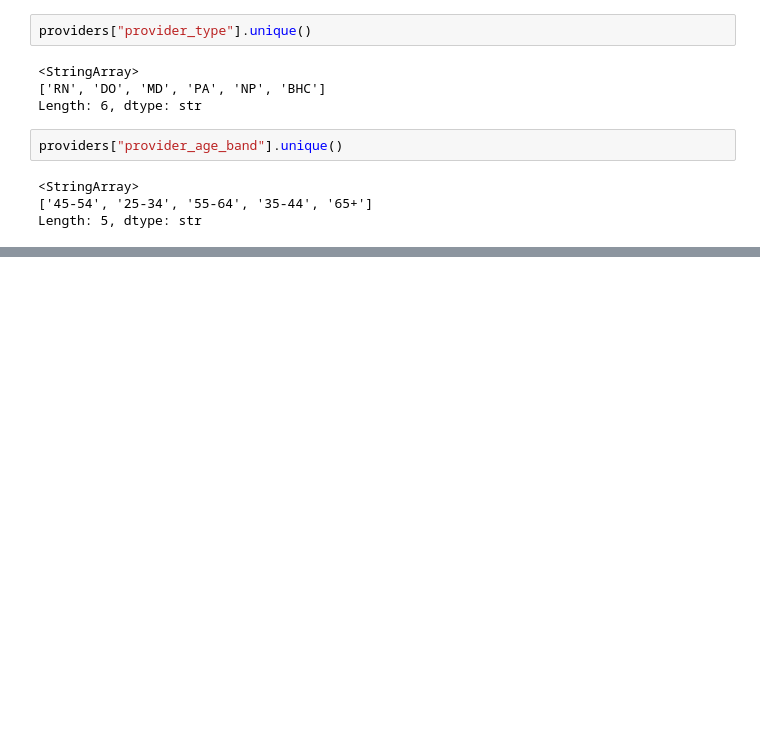
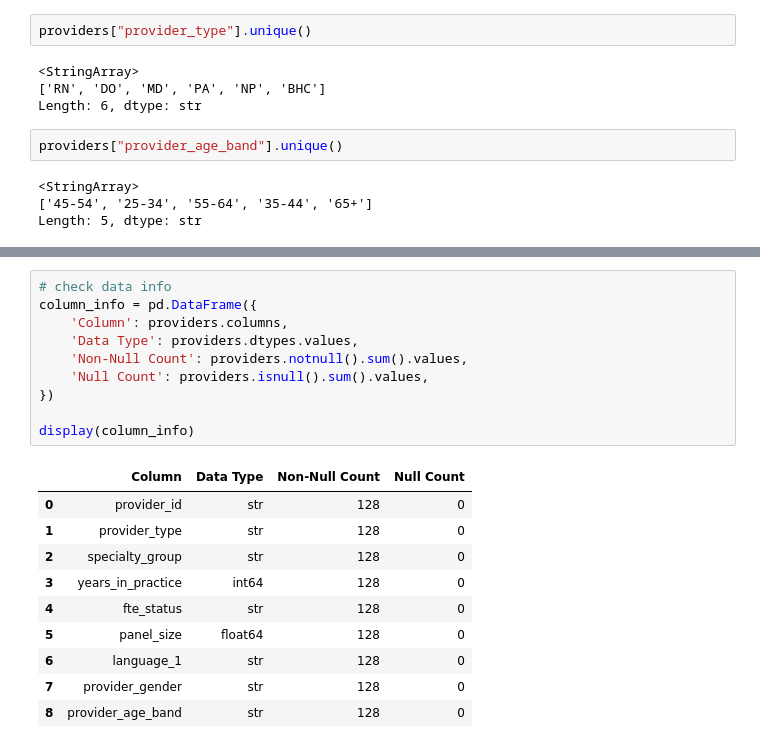
Before and after one commit to GannaAhmed22/healthcare-no-show-prediction, a Jupyter notebook: notebooks/EDA_provider_table_01.ipynb, the cells around one changed output, grey strips where cells are left out. Drawn from its saved outputs; the diff is of its cells as text; blank space fills up the shorter version.

```diff
--- a/notebooks/EDA_provider_table_01.ipynb
+++ b/notebooks/EDA_provider_table_01.ipynb
@@ -277,0 +283,21 @@ providers
+# %%
+# check data info
+column_info = pd.DataFrame({
+    'Column': providers.columns,
+    'Data Type': providers.dtypes.values,
+    'Non-Null Count': providers.notnull().sum().values,
+    'Null Count': providers.isnull().sum().values,
+})
+
+display(column_info)
+# %% [output]
+|  | Column | Data Type | Non-Null Count | Null Count |
+| 0 | provider_id | str | 128 | 0 |
+| 1 | provider_type | str | 128 | 0 |
+| 2 | specialty_group | str | 128 | 0 |
+| 3 | years_in_practice | int64 | 128 | 0 |
+| 4 | fte_status | str | 128 | 0 |
+| 5 | panel_size | float64 | 128 | 0 |
+| 6 | language_1 | str | 128 | 0 |
+| 7 | provider_gender | str | 128 | 0 |
+| 8 | provider_age_band | str | 128 | 0 |
```
Also changed, not shown: parts of 8 cells of this notebook, 14 other files.
